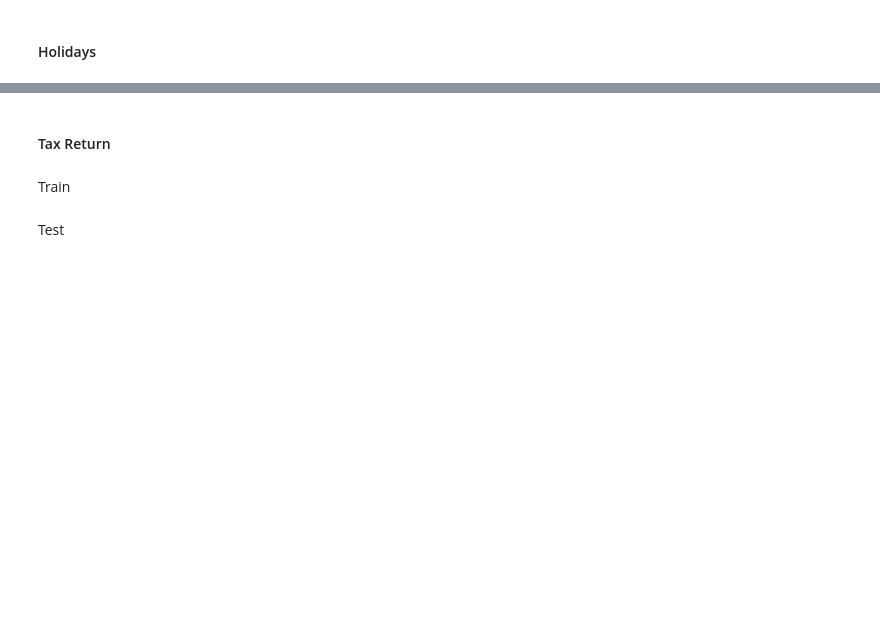
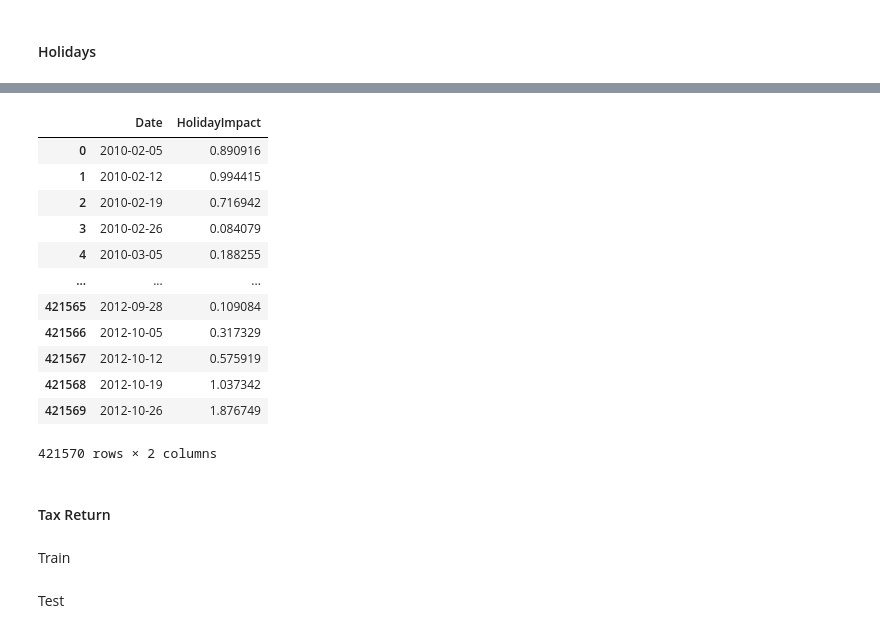
Before and after one commit to JorgeMMLRodrigues/ml_walmart_price, a Jupyter notebook: main.ipynb, the cells around one changed output, grey strips where cells are left out. Cells and saved outputs as stored; diff of their text form; code cells hidden in the pictures; blank space fills up the shorter version.

```diff
--- a/main.ipynb
+++ b/main.ipynb
@@ -596,4 +726,20 @@ df_holiday_impact.to_csv('csv_files/idea_csv/df_holiday_impact.csv', index=False
 df_holiday_impact = pd.read_csv('csv_files/idea_csv/df_holiday_impact.csv')
+# %%
+df_holiday_impact
+# %% [output]
+|  | Date | HolidayImpact |
+| 0 | 2010-02-05 | 0.890916 |
+| 1 | 2010-02-12 | 0.994415 |
+| 2 | 2010-02-19 | 0.716942 |
+| 3 | 2010-02-26 | 0.084079 |
+| 4 | 2010-03-05 | 0.188255 |
+| ... | ... | ... |
+| 421565 | 2012-09-28 | 0.109084 |
+| 421566 | 2012-10-05 | 0.317329 |
+| 421567 | 2012-10-12 | 0.575919 |
+| 421568 | 2012-10-19 | 1.037342 |
+| 421569 | 2012-10-26 | 1.876749 |
+421570 rows × 2 columns
 # %% [markdown]
 #### Tax Return
 # %% [markdown]
```
Also changed, not shown: parts of 29 cells of this notebook.
